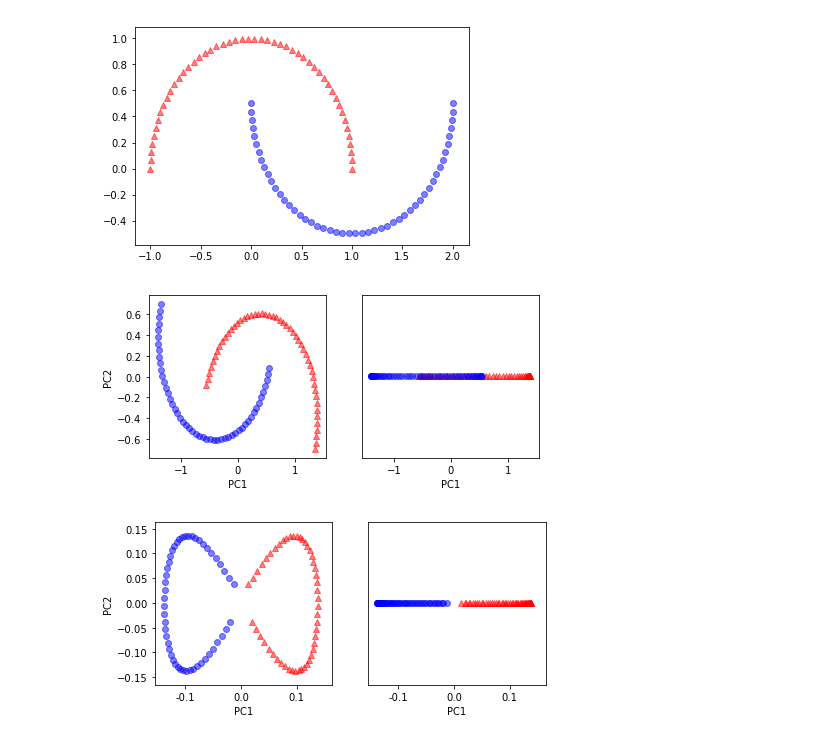
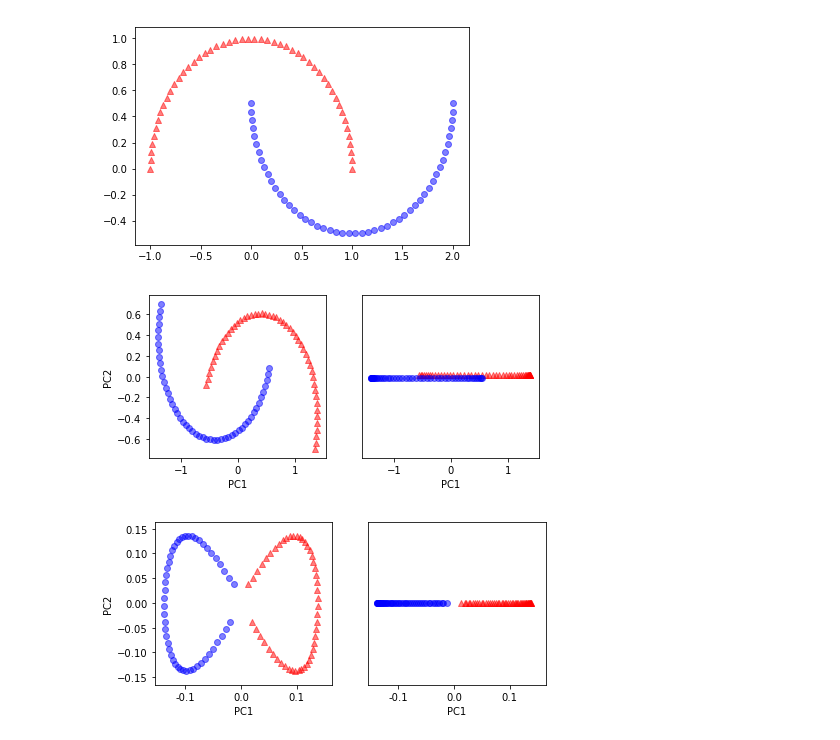
Before and after one commit to shunjilin/Python-Machine-Learning, a Jupyter notebook: 05.CompressingDataViaDimensionalityReduction/kernel_pca.ipynb, the cells around one changed output. Saved outputs shown, nothing was run; the diff lists cells and outputs as text; code cells hidden in the pictures.

```diff
--- a/05.CompressingDataViaDimensionalityReduction/kernel_pca.ipynb
+++ b/05.CompressingDataViaDimensionalityReduction/kernel_pca.ipynb
@@ -16,30 +20,30 @@ plt.show()
 # %%
 # These half moons (different classes) not linearly separable
 # Goal is to unfold the half-moons via kernel PCA so that data can serve as suitable input for linear classifier
 
 # Project it onto principal components via standard PCA:
 
 from sklearn.decomposition import PCA
 scikit_pca = PCA(n_components=2)
 X_spca = scikit_pca.fit_transform(X)
 fig, ax = plt.subplots(nrows=1, ncols=2, figsize=(7,3))
 ax[0].scatter(X_spca[y==0, 0], X_spca[y==0, 1], # principal component 1 on x-axis, 2 on y-axis
              color='red', marker='^', alpha=0.5)
 ax[0].scatter(X_spca[y==1, 0], X_spca[y==1, 1],
              color='blue', marker='o', alpha=0.5)
 # visualize PC1 on its own, and the overlap
-ax[1].scatter(X_spca[y==0, 0], np.zeros((50, 1)),
+ax[1].scatter(X_spca[y==0, 0], np.zeros((50, 1)) + 0.02, # to see overlap
               color='red', marker='^', alpha=0.5)
-ax[1].scatter(X_spca[y==1, 0], np.zeros((50,1)),
+ax[1].scatter(X_spca[y==1, 0], np.zeros((50,1)) - 0.02, # to see overlap
               color = 'blue', marker='o', alpha=0.5)
 ax[0].set_xlabel('PC1')
 ax[0].set_ylabel('PC2')
 ax[1].set_ylim([-1, 1])
 ax[1].set_yticks([])
 ax[1].set_xlabel('PC1')
 plt.show()
 # %% [output]
-[figure, old version]
+[figure, new version]
 # %%
 #using rbf_kernel_pca
 from rbf_kernel_pca import rbf_kernel_pca
```
Also changed, not shown: parts of 13 cells of this notebook, 2 other files.
